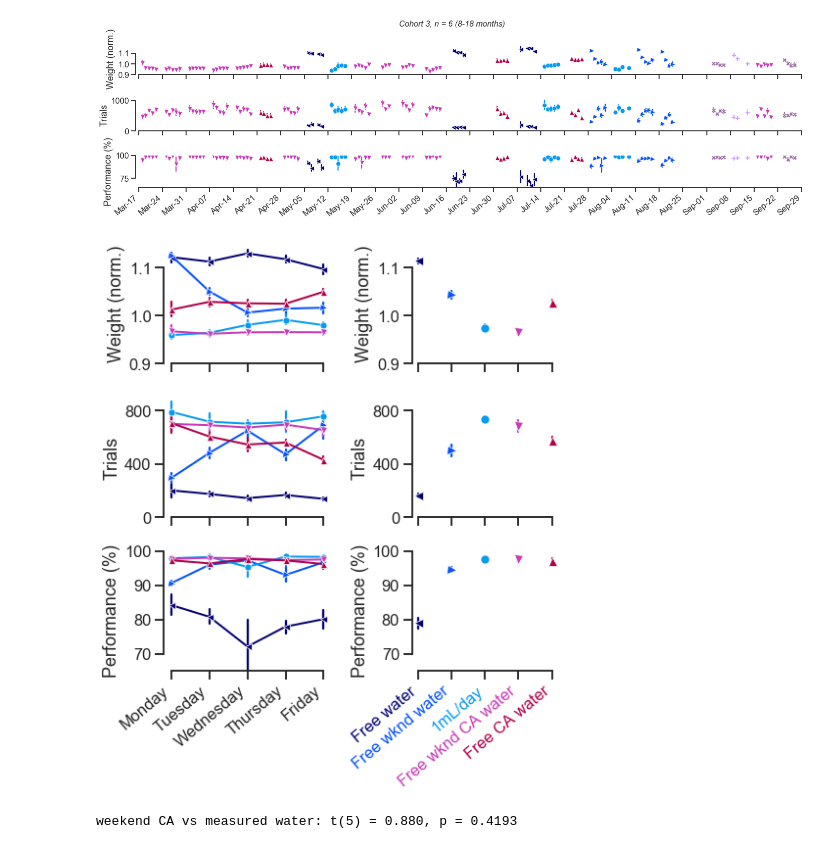
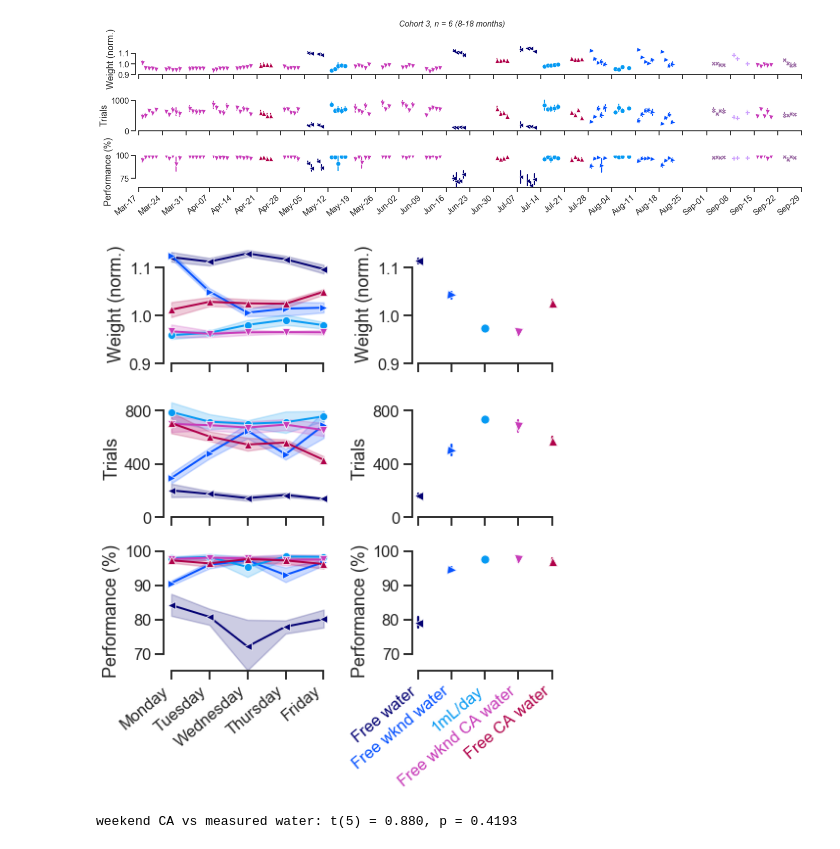
Before and after one commit to int-brain-lab/citricAcid, a Jupyter notebook: taskperformance_cshl.ipynb, the cells around one changed output. Saved outputs shown, nothing was run; the diff lists cells and outputs as text; code cells hidden in the pictures.

Commit message:
error bands for fig2

```diff
--- a/taskperformance_cshl.ipynb
+++ b/taskperformance_cshl.ipynb
@@ -183,28 +183,28 @@ ylims_ntrials = [0, 900]
 ylims_performance = [65, 100]
 
 ## SECOND COLUMN
-sns.lineplot(x="weekday", y="avg_weight", err_style='bars', ci=68, hue="condition",
+sns.lineplot(x="weekday", y="avg_weight", err_style='band', ci=68, hue="condition",
              linewidth=2,
              data=df2.groupby(['subject_nickname', 'weekday', 'condition'])['avg_weight'].mean().reset_index(),
              ax=ax[0,0], legend=False, hue_order=condition_order, palette=palette,
-            style="condition", markers=marker_mapping, dashes=False, markersize=7)
+            style="condition", markers=marker_mapping, dashes=False, markersize=8)
 ax[0,0].set(ylabel="Weight (norm.)", ylim=ylims_weight, xlabel="")
 ax[0,0].tick_params(labelbottom=False)
 ax[0,0].set_xticks(range(5))
 
-sns.lineplot(x="weekday", y="n_trials", err_style='bars', ci=68, hue="condition",
+sns.lineplot(x="weekday", y="n_trials", err_style='band', ci=68, hue="condition",
              linewidth=2, data=df2.groupby(['subject_nickname', 'weekday', 'condition'])['n_trials'].mean().reset_index(),
              ax=ax[1,0], legend=False, hue_order=condition_order, palette=palette,
-            style="condition", markers=marker_mapping, dashes=False, markersize=7)
+            style="condition", markers=marker_mapping, dashes=False, markersize=8)
 ax[1,0].set(ylabel="Trials", ylim=ylims_ntrials, xlabel="")
 ax[1,0].tick_params(labelbottom=False)
 ax[1,0].set_xticks(range(5))
 ax[1,0].set_yticks([0,400,800])
 
-sns.lineplot(x="weekday", y="performance_easy", err_style='bars', ci=68, hue="condition",
+sns.lineplot(x="weekday", y="performance_easy", err_style='band', ci=68, hue="condition",
              linewidth=2, data=df2.groupby(['subject_nickname', 'weekday', 'condition'])['performance_easy'].mean().reset_index(),
              ax=ax[2,0], legend=False, hue_order=condition_order, palette=palette,
-            style="condition", markers=marker_mapping, dashes=False, markersize=7)
+            style="condition", markers=marker_mapping, dashes=False, markersize=8)
 ax[2,0].set(ylabel="Performance (%)", xticks=[0,1,2,3,4],
           xticklabels=['Monday', 'Tuesday', 'Wednesday', 'Thursday', 'Friday'], xlabel="", ylim=ylims_performance)
 
@@ -228,34 +228,34 @@ sns.lineplot(x="condition", y="n_trials", err_style='bars', style='condition', m
              ax=ax[1,1])
 #sns.boxplot(x="condition", y="n_trials", order=condition_order, data=df, fliersize=0, ax=ax[1,2], boxprops={'facecolor':'None'}, width=.3)
 ax[1,1].set(ylabel="Trials", xlabel="", ylim=ylims_ntrials)
 ax[1,1].get_legend().remove()
 ax[1,1].tick_params(labelbottom=False)
 sns.lineplot(x="condition", y="performance_easy", err_style='bars', style='condition', markers=marker_mapping,
              ci=68, linewidth=2, hue_order=condition_order, palette=palette, hue="condition",
              data=df2.groupby(['subject_nickname', 'condition'])['performance_easy'].mean().reset_index(),
              ax=ax[2,1])
 ax[1,1].set_xticks(range(5))
 ax[1,1].set_yticks([0,400,800])
 
 #sns.lineplot(x="condition", y="performance_easy", order=condition_order, data=df, fliersize=0, ax=ax[2,2], boxprops={'facecolor':'None'}, width=.3)
 ax[2,1].set(ylabel="Performance (%)", xlabel="", ylim=ylims_performance)
 ax[2,1].get_legend().remove()
 ax[2,1].set_xticklabels(condition_names)
 ax[2,1].set_xticks(range(5))
 
 # SAVE
 sns.despine(trim=True)
 #f.suptitle('Cohort 3, n = 6 (8-18 months)', fontsize=17, fontstyle='italic')
 for ticklabel, tickcolor in zip(ax[2,1].get_xticklabels(), palette):
     ticklabel.set_color(tickcolor)
     ticklabel.set_rotation(40)
     ticklabel.set(ha='right')
 
 f.tight_layout(rect=[0, 0.03, 1, 0.95])
 f.savefig(os.path.join(figpath, "citricacid_study2.pdf"))
 f.savefig(os.path.join(figpath, "citricacid_study2.png"), dpi=400)
 # %% [output]
-[figure, old version]
+[figure, new version]
 # %%
 #### simple t-test for trial counts between 1ml/day and CA weekend
 statdat = df2.groupby(['subject_nickname', 'condition'])['n_trials'].mean().reset_index()
```
Also changed, not shown: 6 other files.
